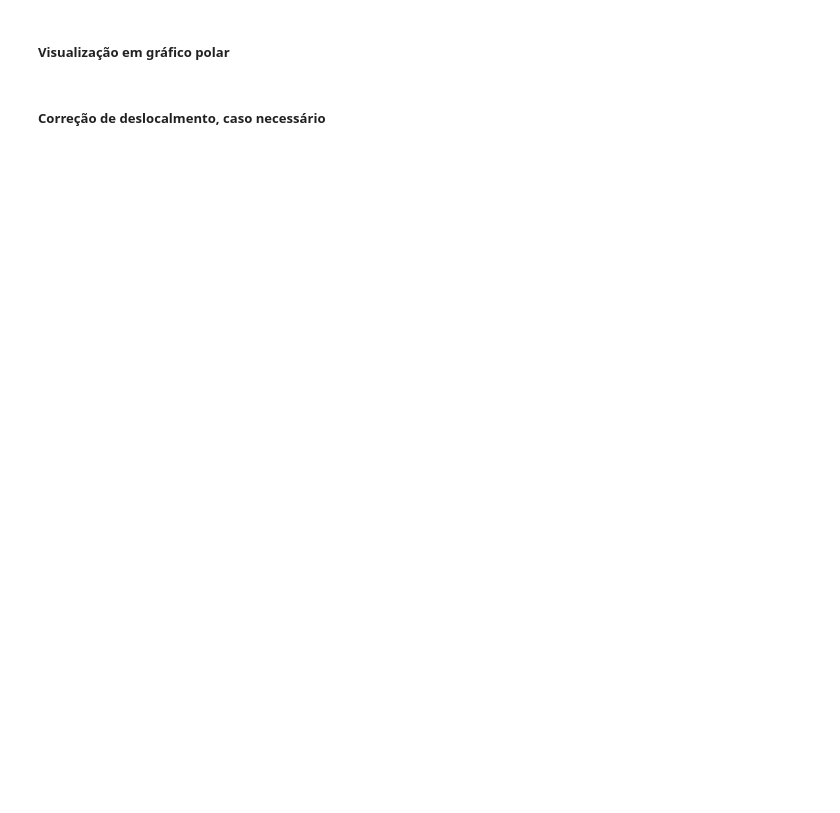
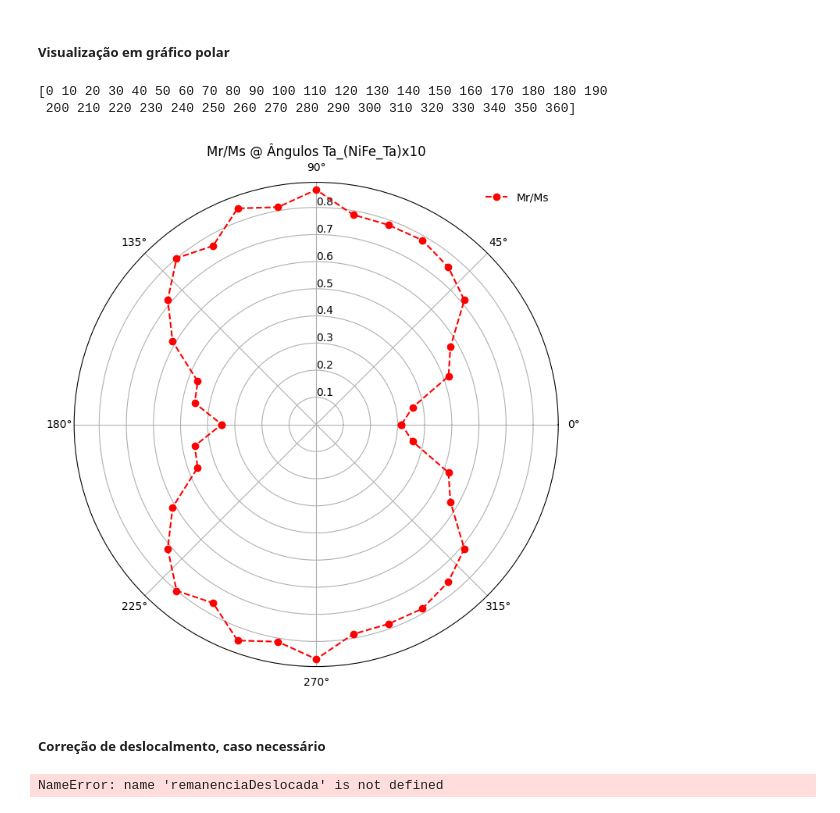
Before and after one commit to devAbq/vsm-dataview-em-python, a Jupyter notebook: faseD1_anisotropiaMagnetizRemanente.ipynb, the cells around one changed output. Drawn from its saved outputs; the diff is of its cells as text; code cells hidden in the pictures; blank space fills up the shorter version.

```diff
--- a/faseD1_anisotropiaMagnetizRemanente.ipynb
+++ b/faseD1_anisotropiaMagnetizRemanente.ipynb
@@ -37,7 +37,7 @@ OBTENDO VALORES DE M/Ms QUANDO O CAMPO É ZERO PARA CADA ÂNGULO
 #matriz que armazena os valores de M/Ms quando o campo é zero -ABQ
 remanencias =  pd.DataFrame(columns=["Angulo", "Remanencia"])
 
-ANISOTROPIA_DA_AMOSTRA = "Ta_CoFeB_Ta_x_25"
+ANISOTROPIA_DA_AMOSTRA = "Ta_NiFe_Ta_x_10"
 
 listaParaAnisotropia = []
 
@@ -118,19 +138,24 @@ plt.show()
 # %%
 """
 CONSTRUÇÃO DO PLOT POLAR
 """
 
 angulosDup = np.concatenate([angulos, angulos+180]) #duplica os valores de angulos para plotar o gráfico polar -ABQ
 print(angulosDup)
 magRemanenteDup = np.concatenate((magRemanente, magRemanente[::-1])) #duplica os valores de remanencia para plotar o gráfico polar -ABQ
 
 plt.figure(figsize=(8, 12))
 angulosRad = [np.radians(anguloRad) for anguloRad in angulosDup]
 ax = plt.subplot(111, polar=True)
 ax.plot(angulosRad, magRemanenteDup, "--o", color="red", label="Mr/Ms")
 ax.set_rlabel_position(90)
 ax.legend(loc="upper right", frameon=False)
+plt.title(f"Mr/Ms @ Ângulos {nomeConcatenadoDaAmostraAlvo}")
 plt.show()
+# %% [output]
+[0 10 20 30 40 50 60 70 80 90 100 110 120 130 140 150 160 170 180 180 190
+ 200 210 220 230 240 250 260 270 280 290 300 310 320 330 340 350 360]
+[figure, added]
 # %% [markdown]
 ##### Correção de deslocalmento, caso necessário
 # %%
@@ -171,3 +196,5 @@ remanencias = [x[1] for x in valores_remanencia_duplicados]
 
 # Convertendo ângulos para radianos para plotagem polar
 angulos_rad = np.radians(angulos)
+# %% [output]
+NameError: name 'remanenciaDeslocada' is not defined
```
Also changed, not shown: parts of 2 cells of this notebook, 4 other files.
